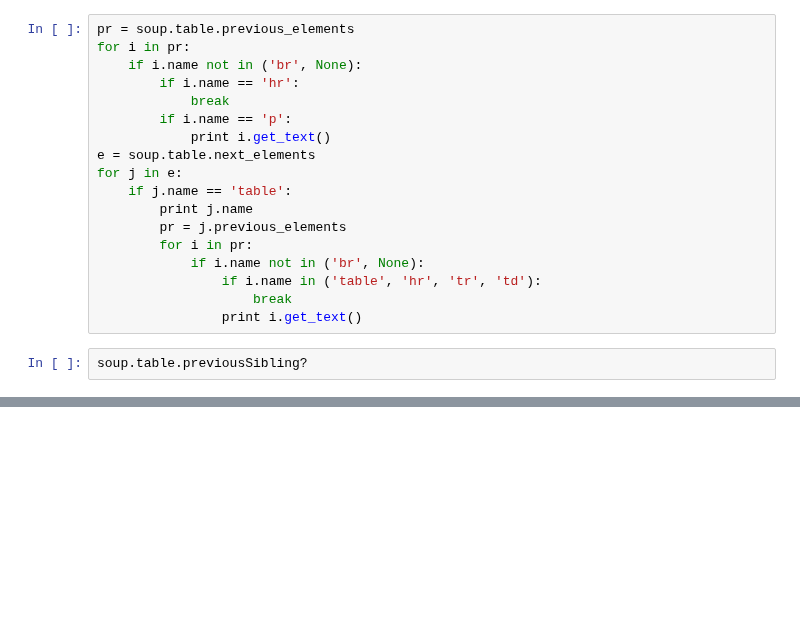
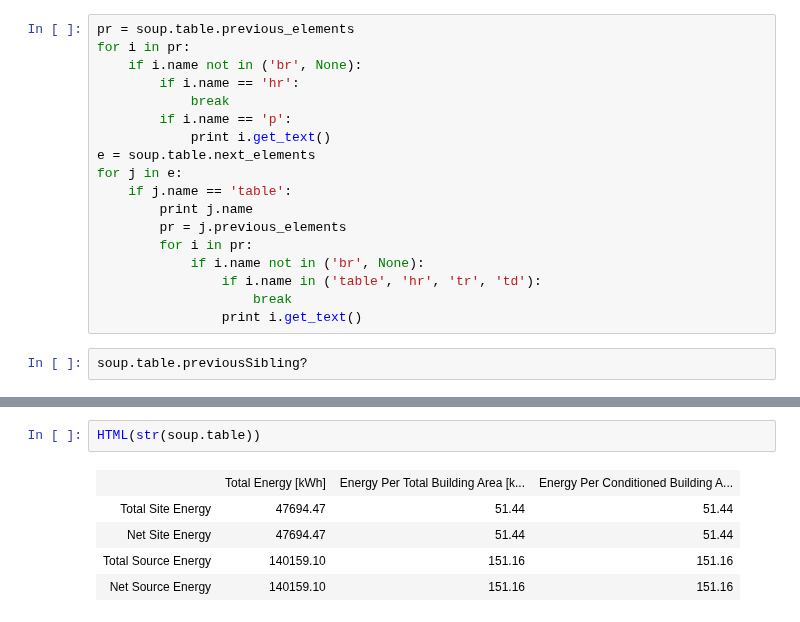
Before and after one commit to santoshphilip/eppy, a Jupyter notebook: eppy/readhtml.ipynb, the cells around one changed output, grey strips where cells are left out. Drawn from its saved outputs; the diff is of its cells as text; blank space fills up the shorter version.

```diff
--- a/eppy/readhtml.ipynb
+++ b/eppy/readhtml.ipynb
@@ -227,0 +250,8 @@ soup.table.previousSibling?
+# %%
+HTML(str(soup.table))
+# %% [output]
+|  | Total Energy [kWh] | Energy Per Total Building Area [k... | Energy Per Conditioned Building A... |
+| Total Site Energy | 47694.47 | 51.44 | 51.44 |
+| Net Site Energy | 47694.47 | 51.44 | 51.44 |
+| Total Source Energy | 140159.10 | 151.16 | 151.16 |
+| Net Source Energy | 140159.10 | 151.16 | 151.16 |
```
Also changed, not shown: parts of 2 cells of this notebook.
